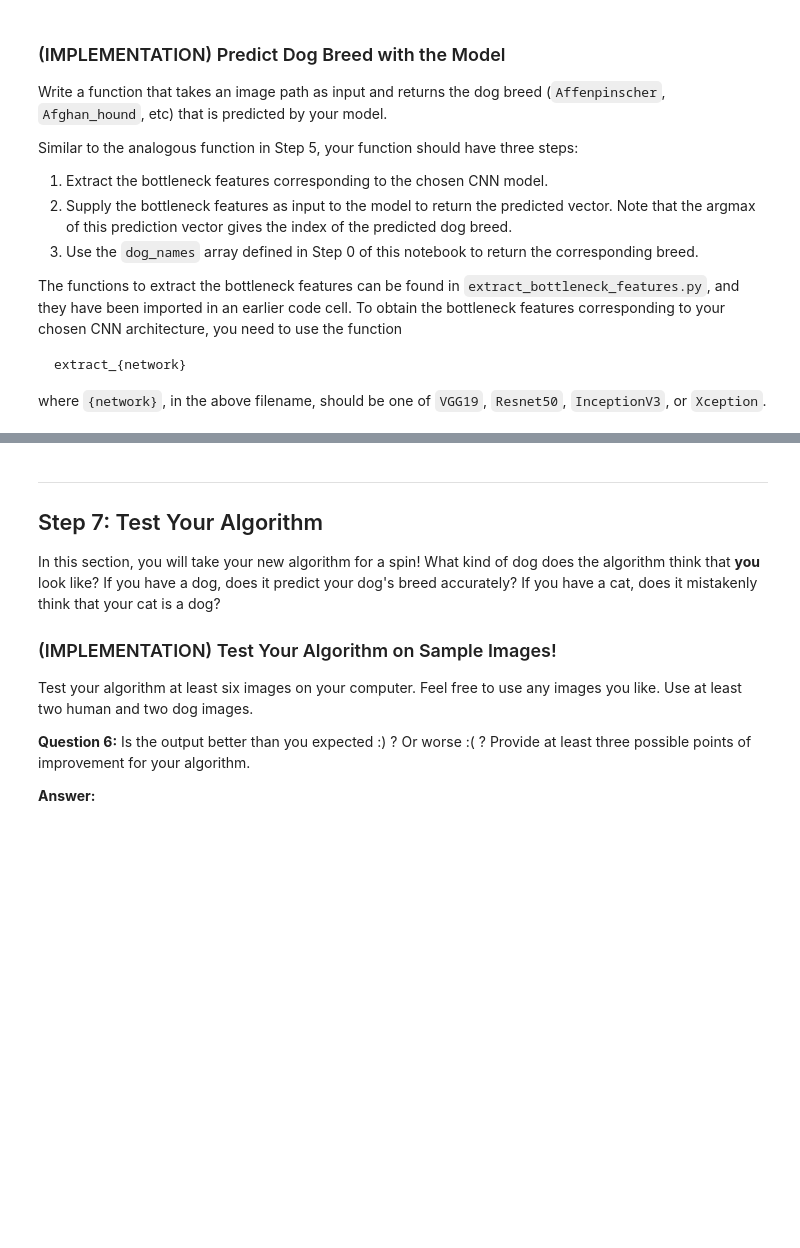
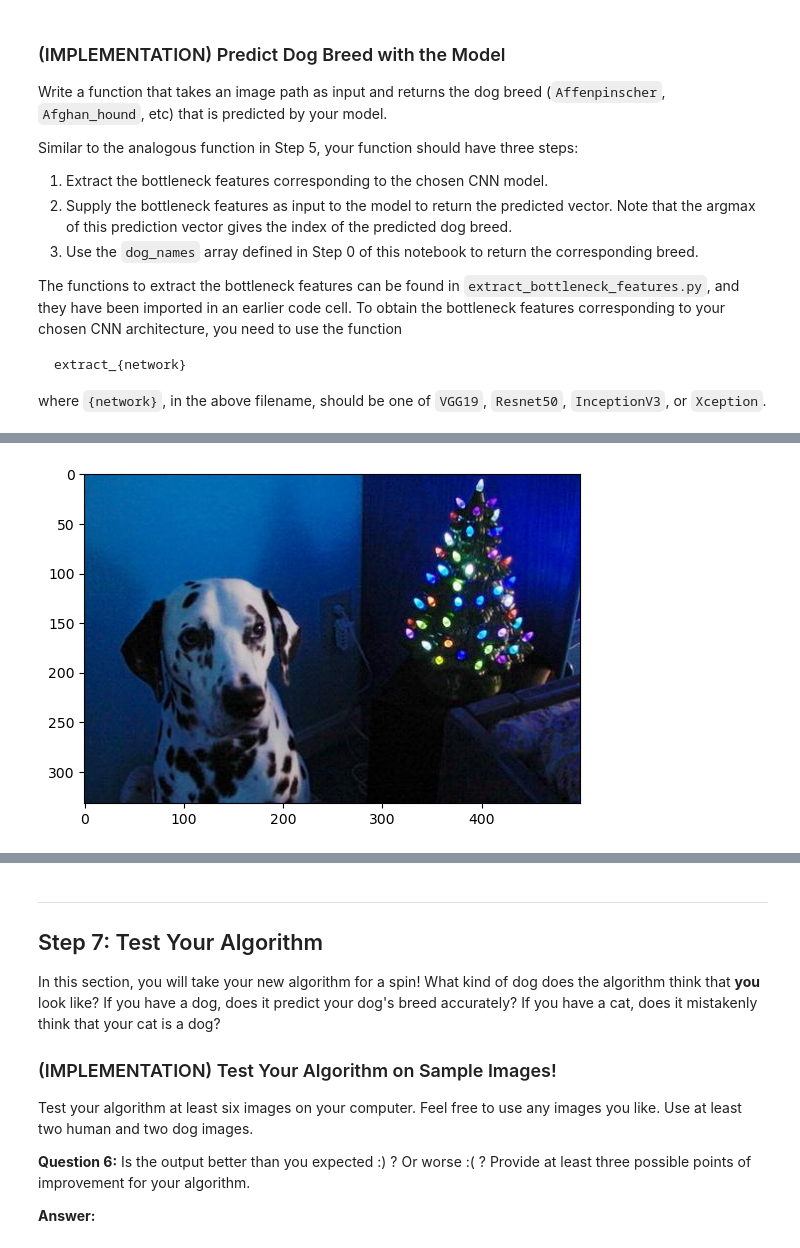
Before and after one commit to Rpule99/Capstone-Dog_breed_classifier, a Jupyter notebook: dog_app.ipynb, the cells around one changed output, grey strips where cells are left out. Cells and saved outputs as stored; diff of their text form; code cells hidden in the pictures; blank space fills up the shorter version.

```diff
--- a/dog_app.ipynb
+++ b/dog_app.ipynb
@@ -549,0 +900,4 @@ __Answer:__
+# %%
+# For inception
+
+InceptionV3_model.compile(loss='categorical_crossentropy', optimizer='rmsprop', metrics=['accuracy'])
@@ -557,0 +941,8 @@ You are welcome to [augment the training data](https://blog.keras.io/building-po
+# %%
+### TODO: Train the model for inception
+checkpointer = ModelCheckpoint(filepath='saved_models/weights.best.InceptionV3.hdf5.keras',
+                               verbose=1, save_best_only=True)
+
+InceptionV3_model.fit(train_InceptionV3, train_targets,
+          validation_data=(valid_InceptionV3, valid_targets),
+          epochs=20, batch_size=20, callbacks=[checkpointer], verbose=1)
@@ -561,0 +999,2 @@ You are welcome to [augment the training data](https://blog.keras.io/building-po
+# %%
+InceptionV3_model.load_weights('saved_models/weights.best.InceptionV3.hdf5.keras')
@@ -585,0 +1072,16 @@ where `{network}`, in the above filename, should be one of `VGG19`, `Resnet50`,
+# %%
+def InceptionV3_predict_breed(image_path):
+    # extract bottleneck features
+    bottleneck_feature = extract_InceptionV3(path_to_tensor(image_path))
+    # obtain predicted vector
+    predicted_vector = InceptionV3_model.predict(bottleneck_feature)
+    # return dog breed that is predicted by the model
+    return dog_names[np.argmax(predicted_vector)]
+
+
+# return results
+
+image_to_predict = dog_files_short[1]
+plt.imshow(cv2.imread(image_to_predict))
+print(InceptionV3_predict_breed(image_to_predict))
+# %% [output]
@@ -585,0 +1091 @@ where `{network}`, in the above filename, should be one of `VGG19`, `Resnet50`,
+[figure, added]
```
Also changed, not shown: parts of 59 cells of this notebook, 10 other files.
